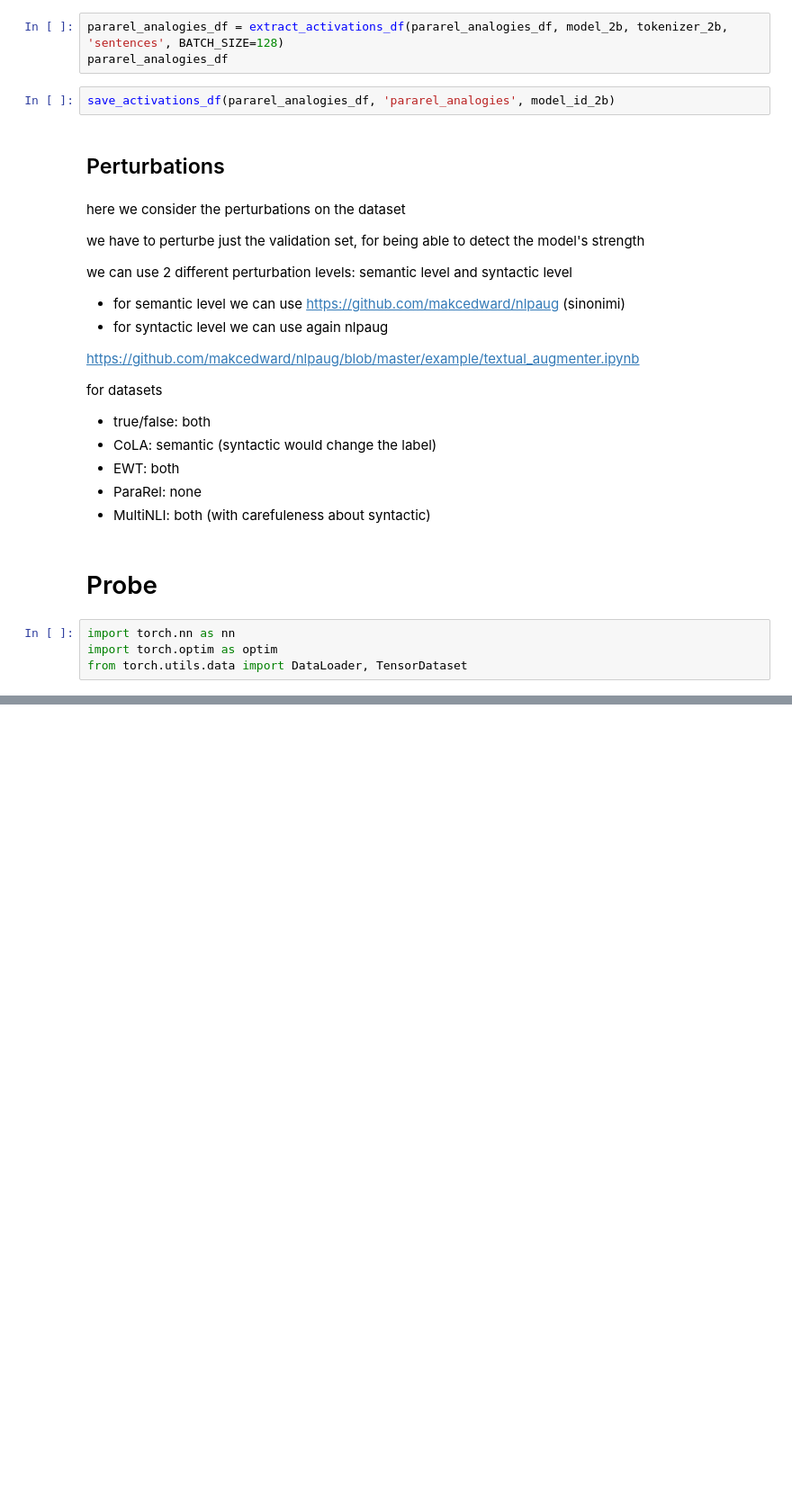
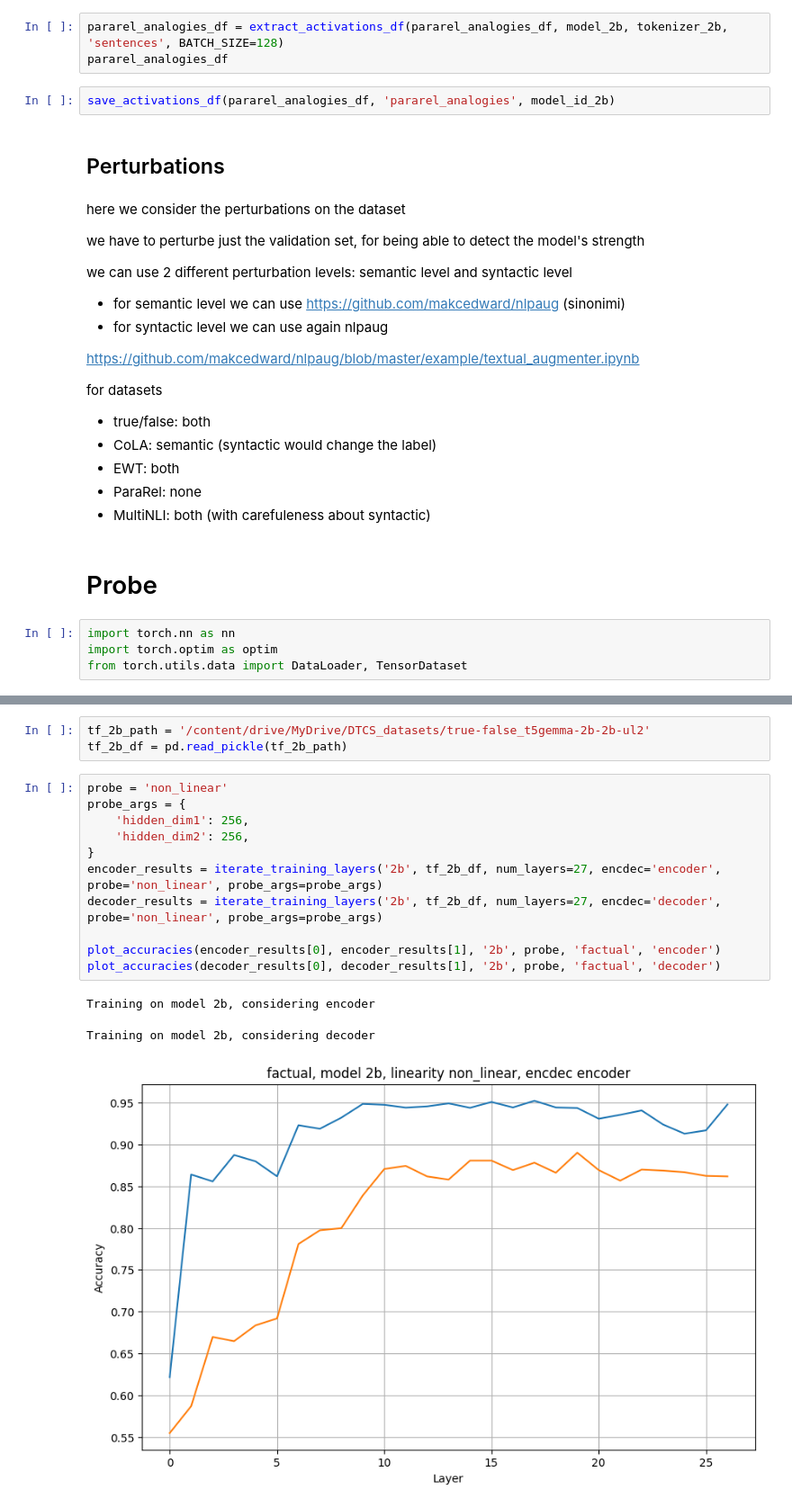
Before and after one commit to rrossierba/digital-transformation-computer-security, a Jupyter notebook: probe_t5.ipynb, the cells around one changed output, grey strips where cells are left out. Shown: that part at 90% size. Cells and saved outputs as stored; diff of their text form; blank space fills up the shorter version.

```diff
--- a/probe_t5.ipynb
+++ b/probe_t5.ipynb
@@ -1519,0 +1518,18 @@ probe_layer_1.evaluate(test_loader)
+# %%
+tf_2b_path = '/content/drive/MyDrive/DTCS_datasets/true-false_t5gemma-2b-2b-ul2'
+tf_2b_df = pd.read_pickle(tf_2b_path)
+# %%
+probe = 'non_linear'
+probe_args = {
+    'hidden_dim1': 256,
+    'hidden_dim2': 256,
+}
+encoder_results = iterate_training_layers('2b', tf_2b_df, num_layers=27, encdec='encoder', probe='non_linear', probe_args=probe_args)
+decoder_results = iterate_training_layers('2b', tf_2b_df, num_layers=27, encdec='decoder', probe='non_linear', probe_args=probe_args)
+
+plot_accuracies(encoder_results[0], encoder_results[1], '2b', probe, 'factual', 'encoder')
+plot_accuracies(decoder_results[0], decoder_results[1], '2b', probe, 'factual', 'decoder')
+# %% [output]
+Training on model 2b, considering encoder
+Training on model 2b, considering decoder
+[figure, added]
```
Also changed, not shown: parts of 13 cells of this notebook.
